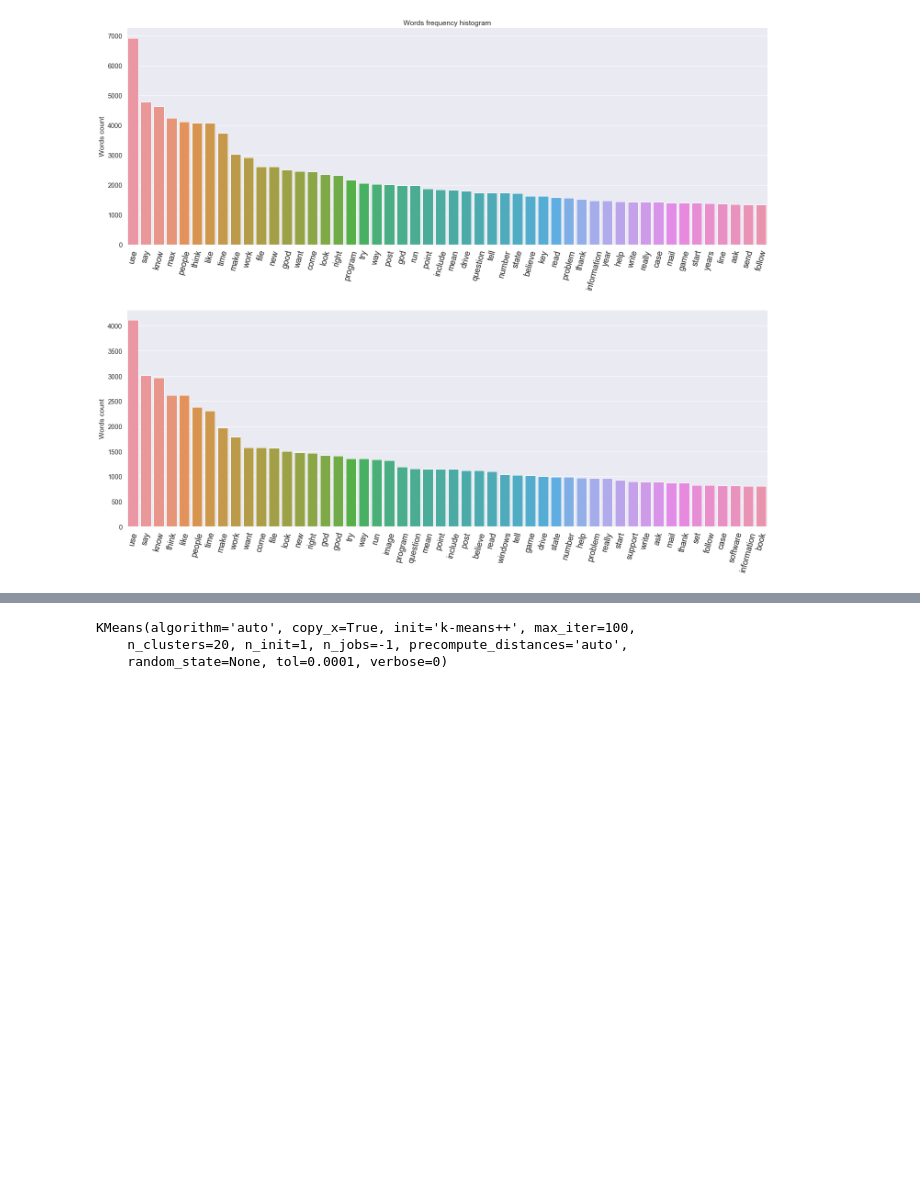
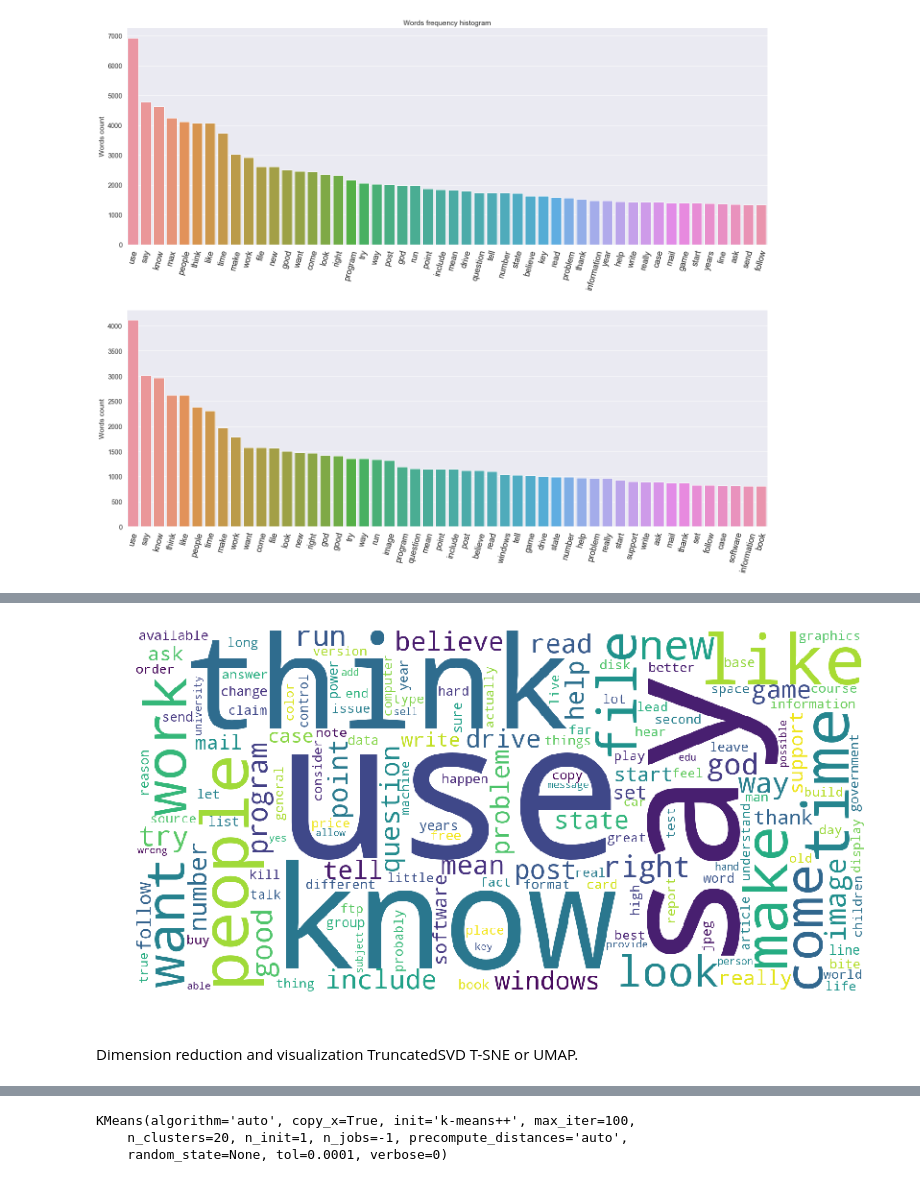
Before and after one commit to Espad/DS_5, a Jupyter notebook: Texts_Classification.ipynb, the cells around one changed output, grey strips where cells are left out. Saved outputs shown, nothing was run; the diff lists cells and outputs as text; code cells hidden in the pictures; blank space fills up the shorter version.

```diff
--- a/Texts_Classification.ipynb
+++ b/Texts_Classification.ipynb
@@ -1169,2 +1188,3 @@ plt.show()
 # %%
 train_top_words_test = dict(train_top_words)
+test_top_words_test = dict(test_top_words)
@@ -1170,0 +1195,9 @@ train_top_words_test = dict(train_top_words)
+# %%
+create_wc(test_top_words_test,150)
+del train_top_words_test,test_top_words_test
+# %% [output]
+[figure, added]
+# %% [markdown]
+Dimension reduction and visualization
+TruncatedSVD
+T-SNE or UMAP.
```
Also changed, not shown: parts of 31 cells of this notebook.
